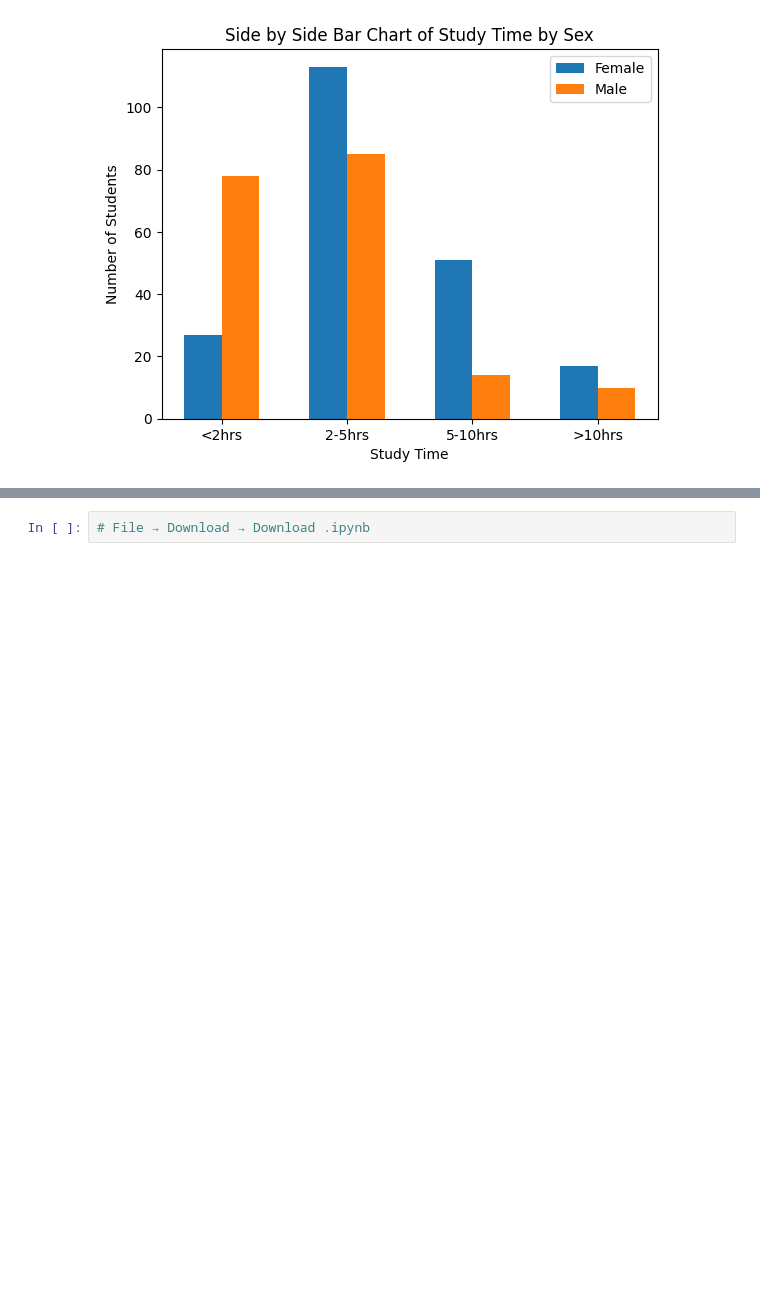
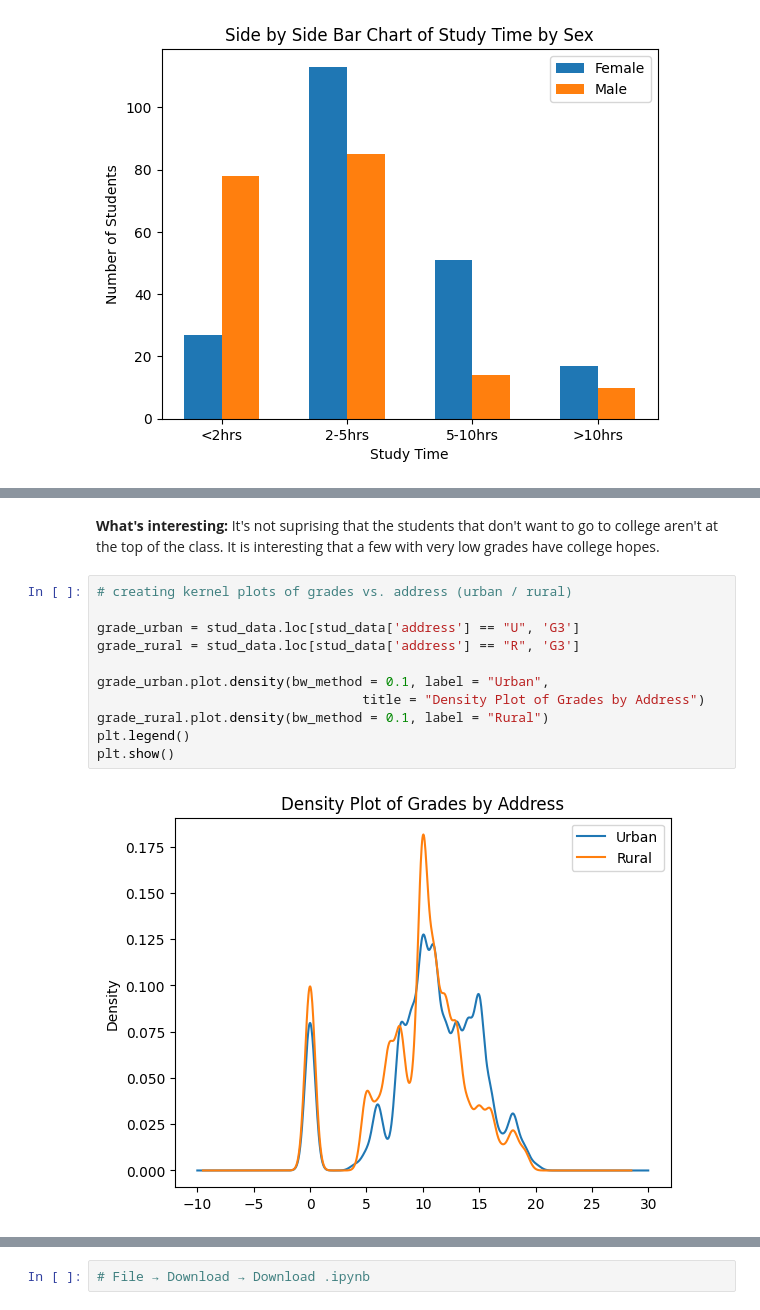
Before and after one commit to ljzier/ST-554-repo, a Jupyter notebook: ST_554_HW4.ipynb, the cells around one changed output, grey strips where cells are left out. Drawn from its saved outputs; the diff is of its cells as text; blank space fills up the shorter version.

```diff
--- a/ST_554_HW4.ipynb
+++ b/ST_554_HW4.ipynb
@@ -268,0 +145,16 @@ stud_data[["age", "absences", "G1", "G2", "G3"]].corr()
+# %% [markdown]
+**What's interesting:**
+It's not suprising that the students that don't want to go to college aren't at the top of the class.  It is interesting that a few with very low grades have college hopes.
+# %%
+# creating kernel plots of grades vs. address (urban / rural)
+
+grade_urban = stud_data.loc[stud_data['address'] == "U", 'G3']
+grade_rural = stud_data.loc[stud_data['address'] == "R", 'G3']
+
+grade_urban.plot.density(bw_method = 0.1, label = "Urban",
+                                  title = "Density Plot of Grades by Address")
+grade_rural.plot.density(bw_method = 0.1, label = "Rural")
+plt.legend()
+plt.show()
+# %% [output]
+[figure, added]
```
Also changed, not shown: parts of 23 cells of this notebook.
